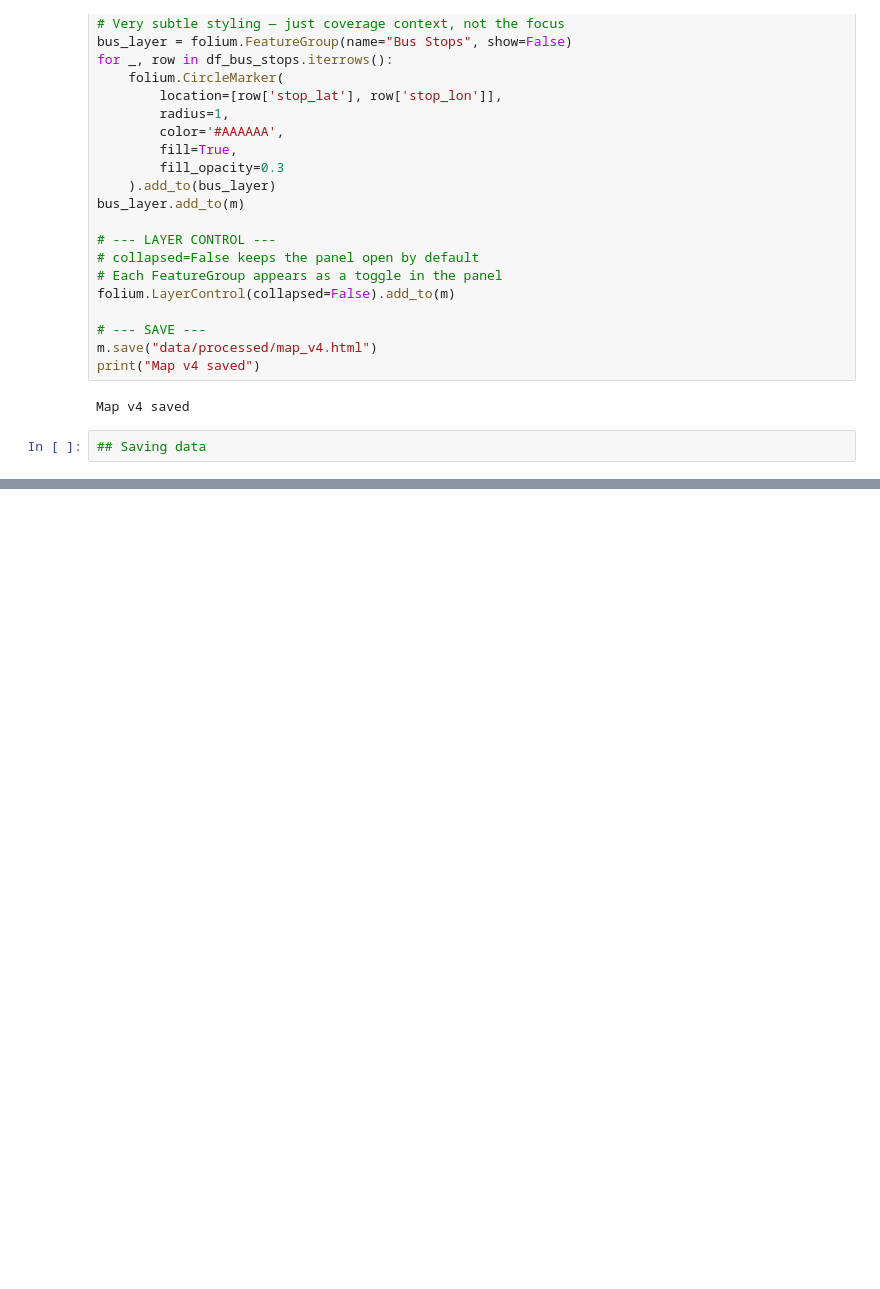
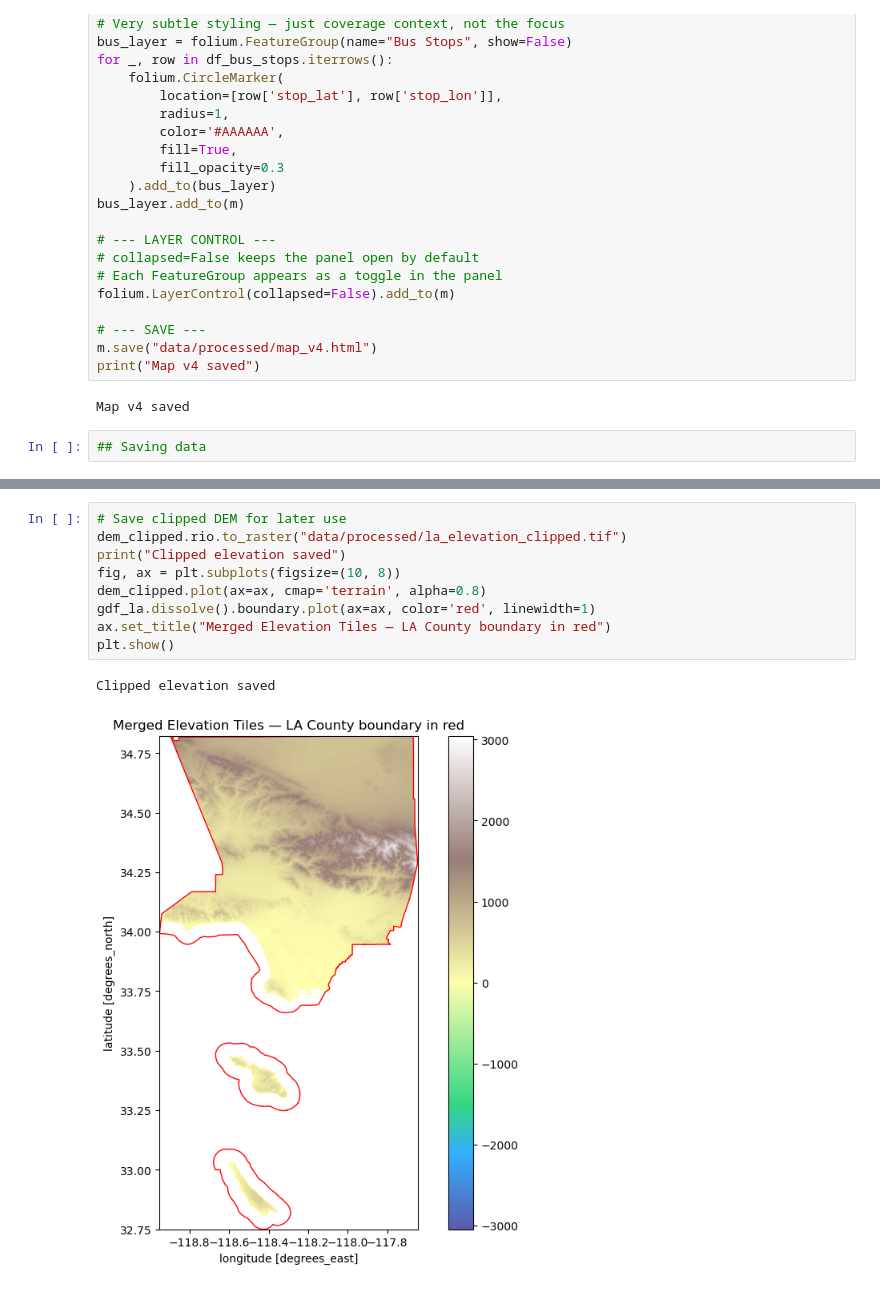
Before and after one commit to moiseshiram19/moving-through-la, a Jupyter notebook: 01_data_explor.ipynb, the cells around one changed output, grey strips where cells are left out. Cells and saved outputs as stored; diff of their text form; blank space fills up the shorter version.

```diff
--- a/01_data_explor.ipynb
+++ b/01_data_explor.ipynb
@@ -304,0 +515,12 @@ All processed data saved
+# %%
+# Save clipped DEM for later use
+dem_clipped.rio.to_raster("data/processed/la_elevation_clipped.tif")
+print("Clipped elevation saved")
+fig, ax = plt.subplots(figsize=(10, 8))
+dem_clipped.plot(ax=ax, cmap='terrain', alpha=0.8)
+gdf_la.dissolve().boundary.plot(ax=ax, color='red', linewidth=1)
+ax.set_title("Merged Elevation Tiles — LA County boundary in red")
+plt.show()
+# %% [output]
+Clipped elevation saved
+[figure, added]
```
Also changed, not shown: parts of 16 cells of this notebook, 32 other files.
